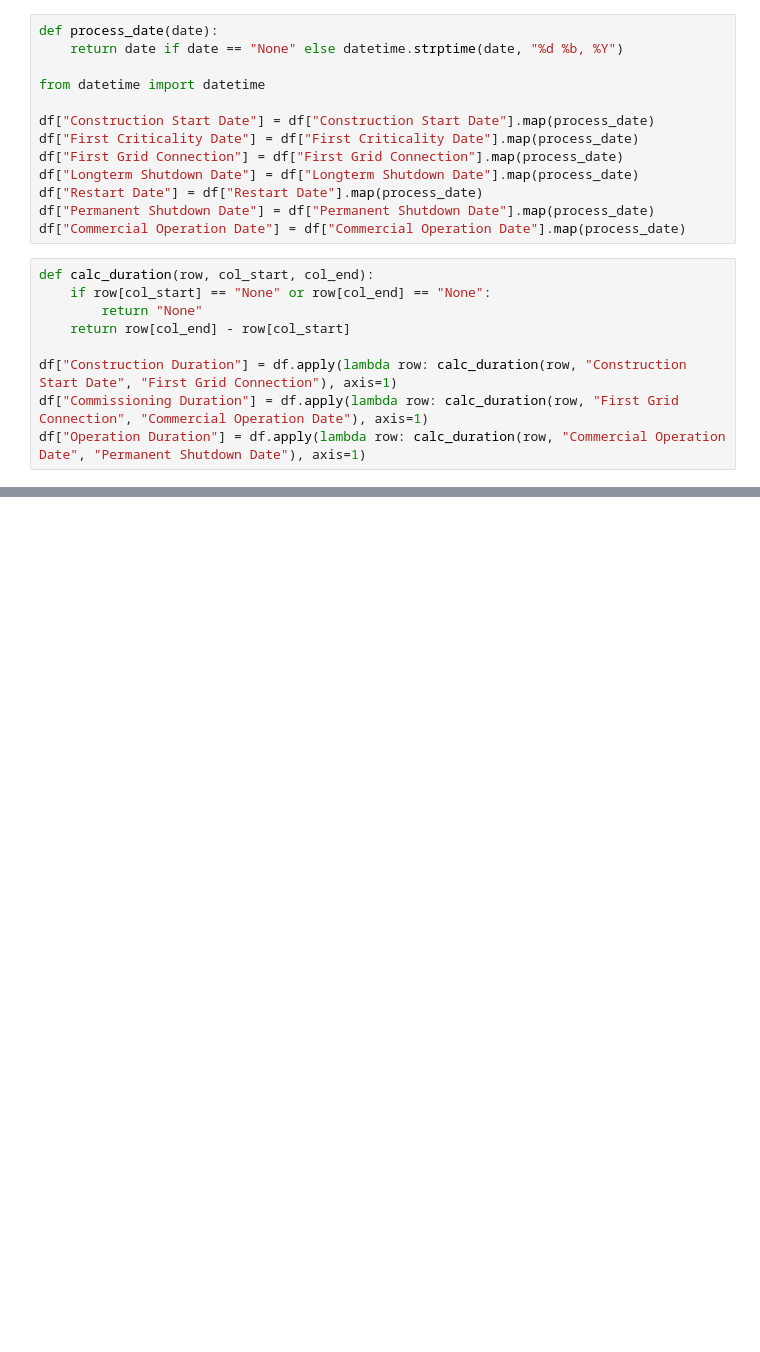
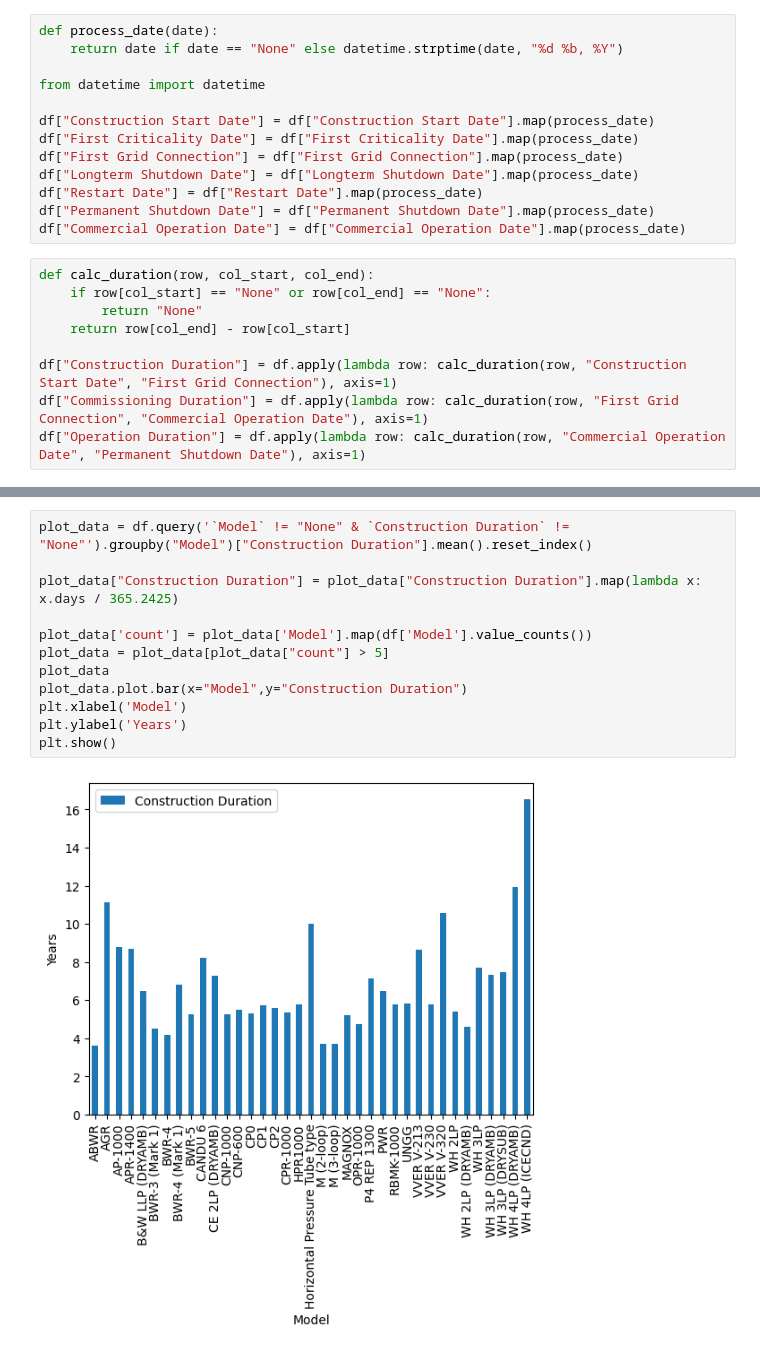
Before and after one commit to drewjw10/nuclear_data, a Jupyter notebook: IAEA Data Analysis.ipynb, the cells around one changed output, grey strips where cells are left out. Cells and saved outputs as stored; diff of their text form; blank space fills up the shorter version.

```diff
--- a/IAEA Data Analysis.ipynb
+++ b/IAEA Data Analysis.ipynb
@@ -100,0 +101,14 @@ AttributeError: type object 'datetime.datetime' has no attribute 'timedelta'
+# %%
+plot_data = df.query('`Model` != "None" & `Construction Duration` != "None"').groupby("Model")["Construction Duration"].mean().reset_index()
+
+plot_data["Construction Duration"] = plot_data["Construction Duration"].map(lambda x: x.days / 365.2425)
+
+plot_data['count'] = plot_data['Model'].map(df['Model'].value_counts())
+plot_data = plot_data[plot_data["count"] > 5]
+plot_data
+plot_data.plot.bar(x="Model",y="Construction Duration")
+plt.xlabel('Model')
+plt.ylabel('Years')
+plt.show()
+# %% [output]
+[figure, added]
```
Also changed, not shown: parts of 11 cells of this notebook, 4 other files.
